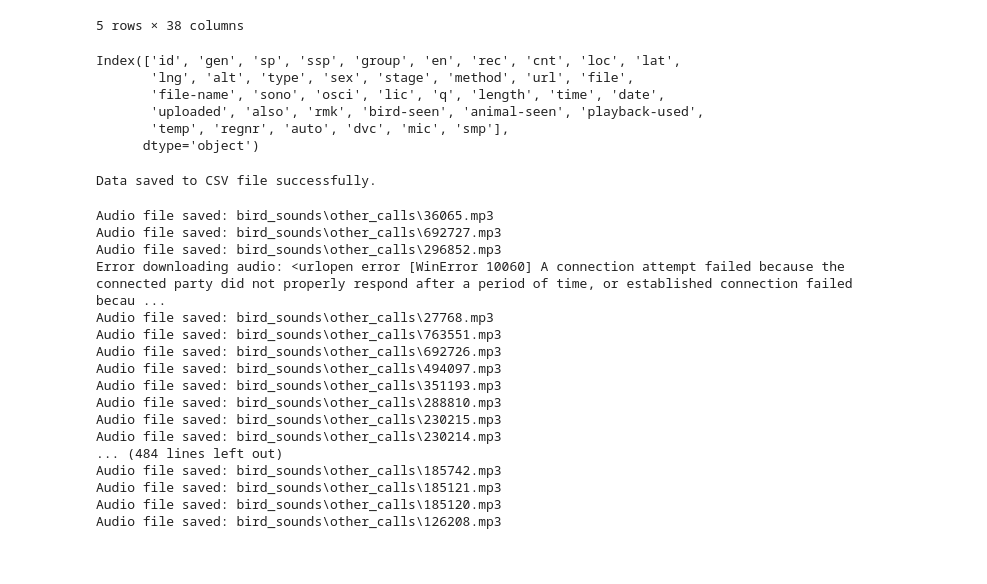
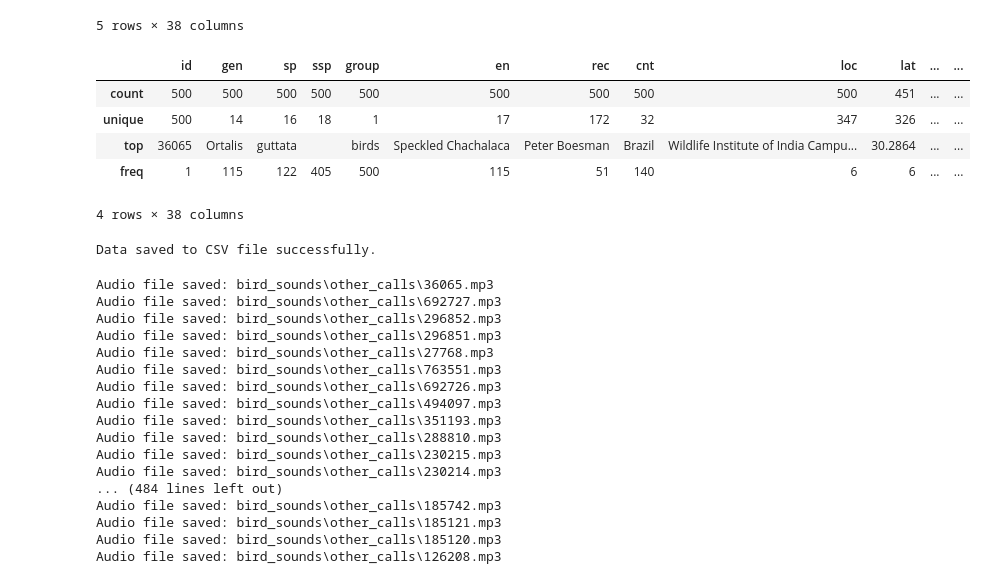
Before and after one commit to baliddeki/Bird-Behavior-ML-Project, a Jupyter notebook: bird_song_behaviour.ipynb, the cells around one changed output. Saved outputs shown, nothing was run; the diff lists cells and outputs as text; code cells hidden in the pictures.

```diff
--- a/bird_song_behaviour.ipynb
+++ b/bird_song_behaviour.ipynb
@@ -15,7 +15,7 @@ from bs4 import BeautifulSoup
 # Generate csv file from xeno-canto API
 
 # specify url
-web_url = "https://xeno-canto.org/api/2/recordings?query=sp&field=species/all?area=africa"
+web_url = "https://xeno-canto.org/api/2/recordings?query=sp&field=species/all"
 html = urlopen(web_url)
 # %%
 soup = BeautifulSoup(html, 'html.parser')
@@ -45,14 +45,14 @@ df.head()
 5 rows × 38 columns
 # %%
 # generate csv file from the json data
-df.columns
+df.describe()
 # %% [output]
+|  | id | gen | sp | ssp | group | en | rec | cnt | loc | lat | ... | ... |
+| count | 500 | 500 | 500 | 500 | 500 | 500 | 500 | 500 | 500 | 451 | ... | ... |
+| unique | 500 | 14 | 16 | 18 | 1 | 17 | 172 | 32 | 347 | 326 | ... | ... |
+| top | 36065 | Ortalis | guttata |  | birds | Speckled Chachalaca | Peter Boesman | Brazil | Wildlife Institute of India Campu... | 30.2864 | ... | ... |
+| freq | 1 | 115 | 122 | 405 | 500 | 115 | 51 | 140 | 6 | 6 | ... | ... |
-Index(['id', 'gen', 'sp', 'ssp', 'group', 'en', 'rec', 'cnt', 'loc', 'lat',
-       'lng', 'alt', 'type', 'sex', 'stage', 'method', 'url', 'file',
-       'file-name', 'sono', 'osci', 'lic', 'q', 'length', 'time', 'date',
-       'uploaded', 'also', 'rmk', 'bird-seen', 'animal-seen', 'playback-used',
-       'temp', 'regnr', 'auto', 'dvc', 'mic', 'smp'],
-      dtype='object')
+4 rows × 38 columns
 # %%
 # convert data frame into csv file
 df.to_csv('bird_song_dataset.csv', index=False)
@@ -86,7 +86,7 @@ import requests
 import urllib.request
 
 # Xeno-Canto API endpoint for bird songs
-api_url = "https://xeno-canto.org/api/2/recordings?query=sp&field=species/all?area=africa"
+api_url = "https://xeno-canto.org/api/2/recordings?query=sp&field=species/all?"
 
 def download_audio(url, file_path):
     """Download audio file from the given URL and save it to the specified file path."""
@@ -142,7 +142,7 @@ if __name__ == "__main__":
 Audio file saved: bird_sounds\other_calls\36065.mp3
 Audio file saved: bird_sounds\other_calls\692727.mp3
 Audio file saved: bird_sounds\other_calls\296852.mp3
-Error downloading audio: <urlopen error [WinError 10060] A connection attempt failed because the connected party did not properly respond after a period of time, or established connection failed becau ...
+Audio file saved: bird_sounds\other_calls\296851.mp3
 Audio file saved: bird_sounds\other_calls\27768.mp3
 Audio file saved: bird_sounds\other_calls\763551.mp3
 Audio file saved: bird_sounds\other_calls\692726.mp3
```
Also changed, not shown: parts of 2 cells of this notebook, 1 other file.
